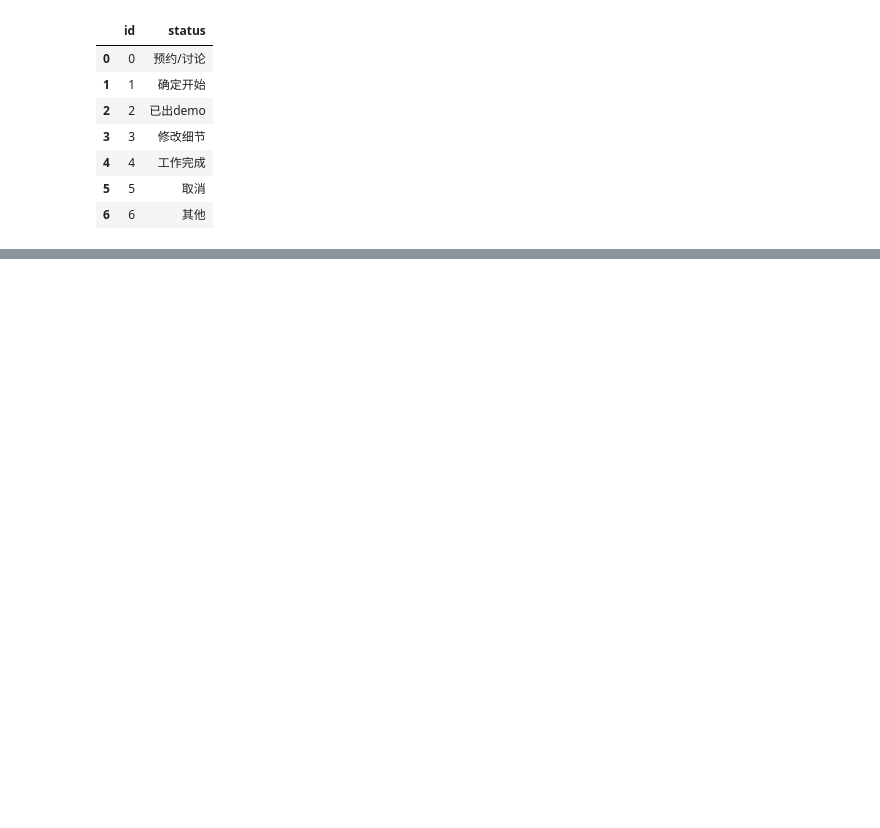
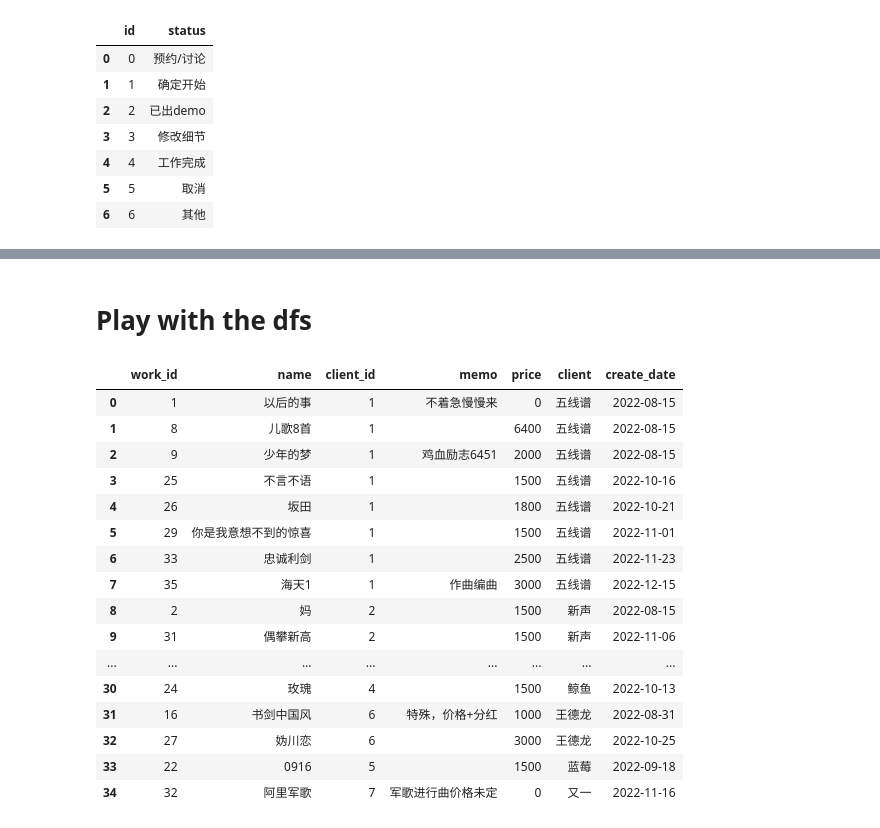
Before and after one commit to aaw707/workload-tracker, a Jupyter notebook: main/data/Database constructor.ipynb, the cells around one changed output, grey strips where cells are left out. Drawn from its saved outputs; the diff is of its cells as text; code cells hidden in the pictures; blank space fills up the shorter version.

```diff
--- a/main/data/Database constructor.ipynb
+++ b/main/data/Database constructor.ipynb
@@ -209,0 +225,23 @@ inactive_df
+# %% [markdown]
+# Play with the dfs
+# %%
+
+df
+# %% [output]
+|  | work_id | name | client_id | memo | price | client | create_date |
+| 0 | 1 | 以后的事 | 1 | 不着急慢慢来 | 0 | 五线谱 | 2022-08-15 |
+| 1 | 8 | 儿歌8首 | 1 |  | 6400 | 五线谱 | 2022-08-15 |
+| 2 | 9 | 少年的梦 | 1 | 鸡血励志6451 | 2000 | 五线谱 | 2022-08-15 |
+| 3 | 25 | 不言不语 | 1 |  | 1500 | 五线谱 | 2022-10-16 |
+| 4 | 26 | 坂田 | 1 |  | 1800 | 五线谱 | 2022-10-21 |
+| 5 | 29 | 你是我意想不到的惊喜 | 1 |  | 1500 | 五线谱 | 2022-11-01 |
+| 6 | 33 | 忠诚利剑 | 1 |  | 2500 | 五线谱 | 2022-11-23 |
+| 7 | 35 | 海天1 | 1 | 作曲编曲 | 3000 | 五线谱 | 2022-12-15 |
+| 8 | 2 | 妈 | 2 |  | 1500 | 新声 | 2022-08-15 |
+| 9 | 31 | 偶攀新高 | 2 |  | 1500 | 新声 | 2022-11-06 |
+| ... | ... | ... | ... | ... | ... | ... | ... |
+| 30 | 24 | 玫瑰 | 4 |  | 1500 | 鲸鱼 | 2022-10-13 |
+| 31 | 16 | 书剑中国风 | 6 | 特殊，价格+分红 | 1000 | 王德龙 | 2022-08-31 |
+| 32 | 27 | 妫川恋 | 6 |  | 3000 | 王德龙 | 2022-10-25 |
+| 33 | 22 | 0916 | 5 |  | 1500 | 蓝莓 | 2022-09-18 |
+| 34 | 32 | 阿里军歌 | 7 | 军歌进行曲价格未定 | 0 | 又一 | 2022-11-16 |
```
Also changed, not shown: parts of 10 cells of this notebook, 4 other files.
